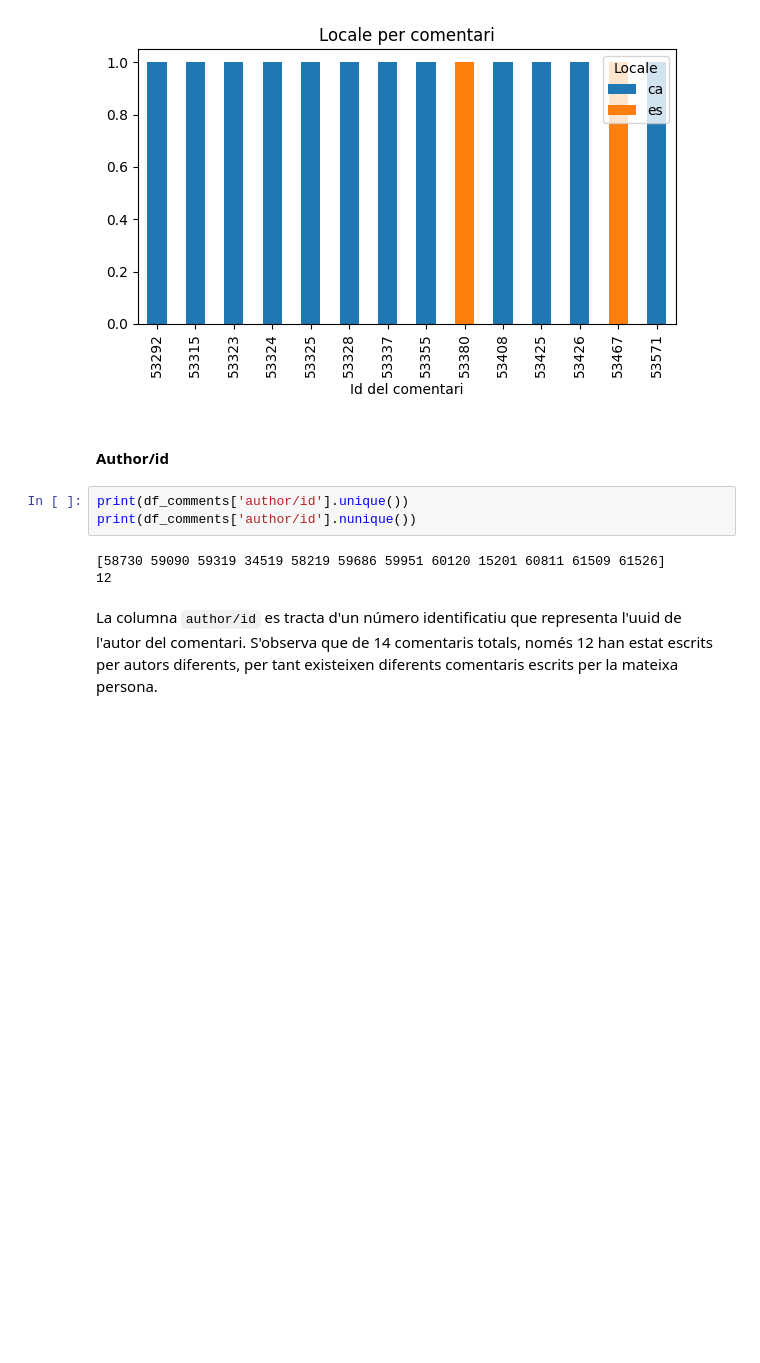
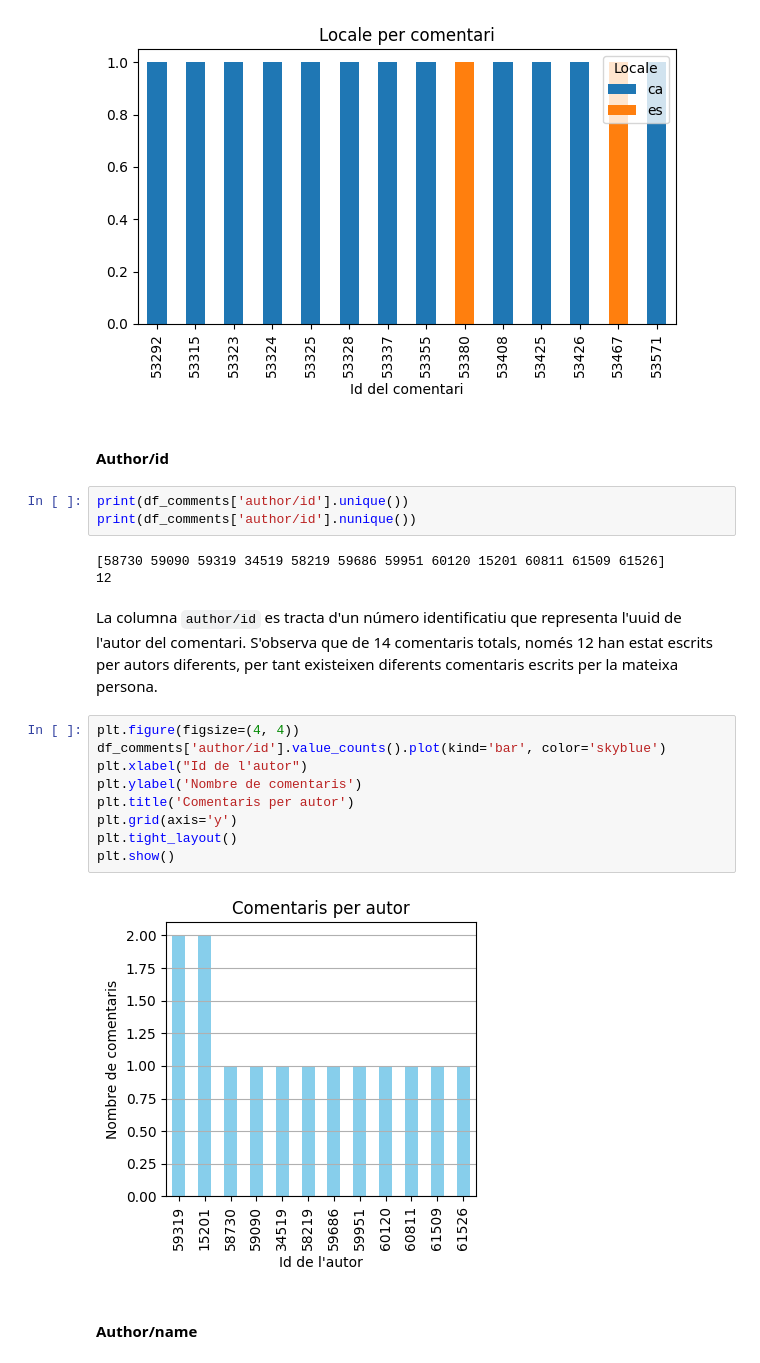
Before and after one commit to NoOPeEKS/dades-assemblea-clima, a Jupyter notebook: exploracio_csv.ipynb, the cells around one changed output. Saved outputs shown, nothing was run; the diff lists cells and outputs as text; blank space fills up the shorter version.

Commit message:
Acabat analisi comments fins alignment

```diff
--- a/exploracio_csv.ipynb
+++ b/exploracio_csv.ipynb
@@ -615,3 +615,16 @@ print(df_comments['author/id'].nunique())
 12
 # %% [markdown]
 La columna `author/id` es tracta d'un número identificatiu que representa l'uuid de l'autor del comentari. S'observa que de 14 comentaris totals, només 12 han estat escrits per autors diferents, per tant existeixen diferents comentaris escrits per la mateixa persona.
+# %%
+plt.figure(figsize=(4, 4))
+df_comments['author/id'].value_counts().plot(kind='bar', color='skyblue')
+plt.xlabel("Id de l'autor")
+plt.ylabel('Nombre de comentaris')
+plt.title('Comentaris per autor')
+plt.grid(axis='y')
+plt.tight_layout()
+plt.show()
+# %% [output]
+[figure, added]
+# %% [markdown]
+#### Author/name
```
Also changed, not shown: parts of 9 cells of this notebook.
